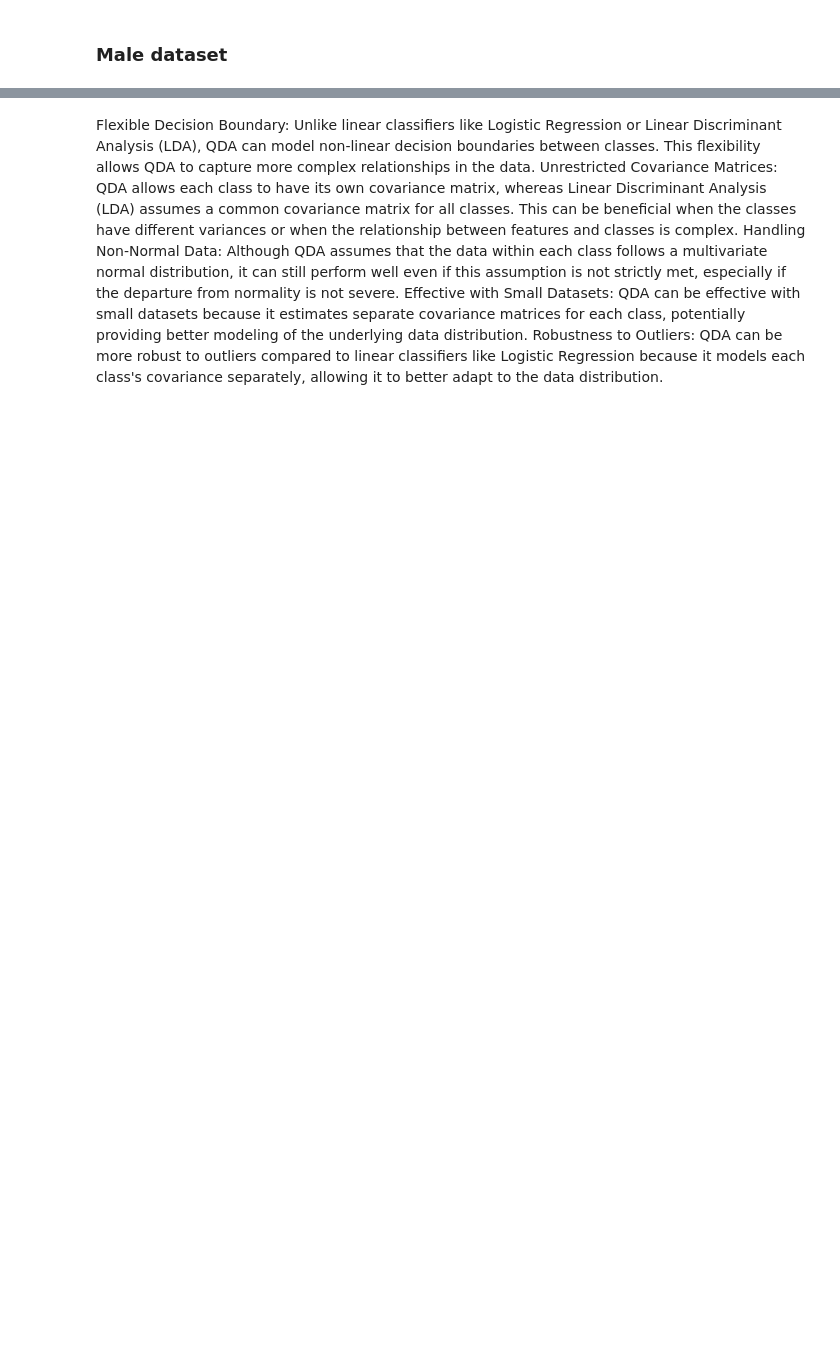
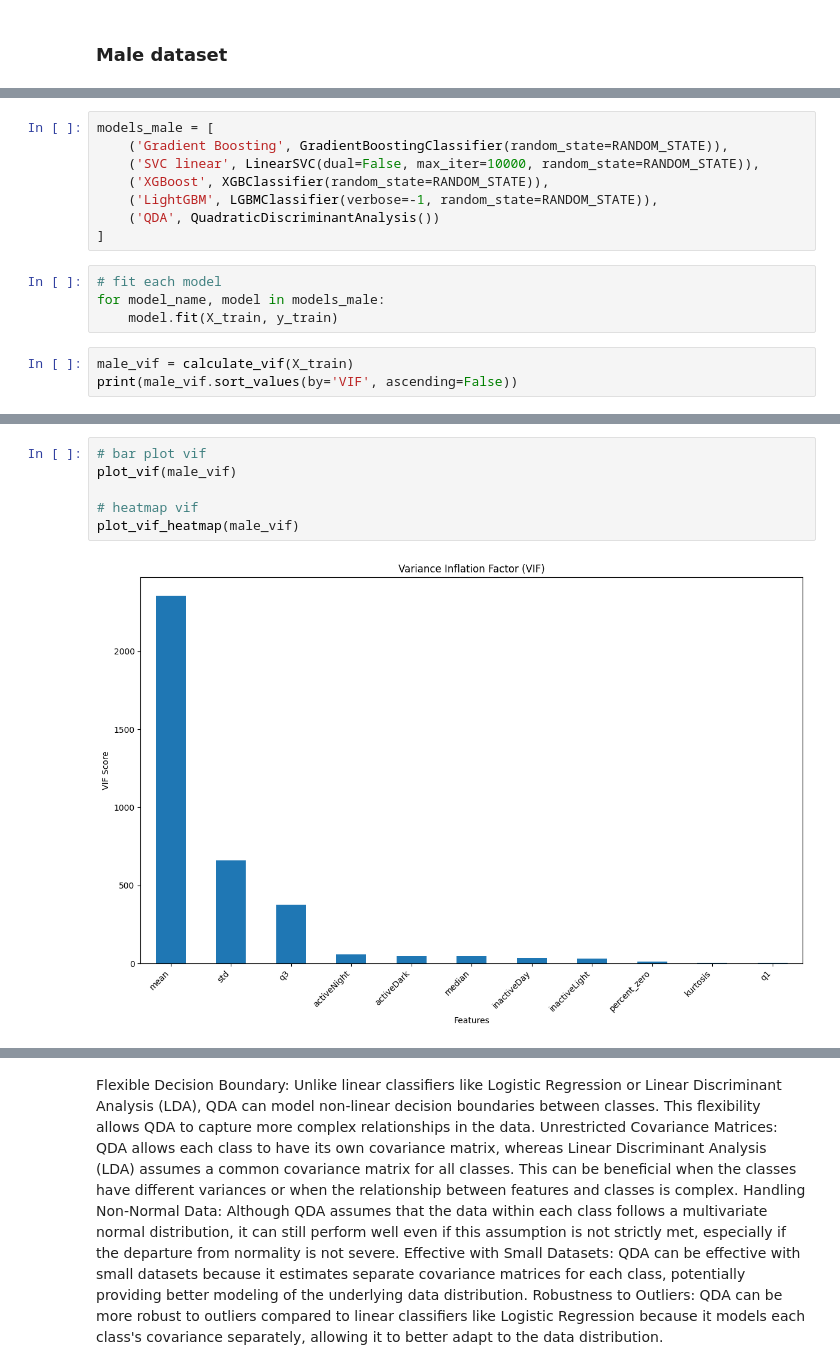
Before and after one commit to zoonalink/IGP-depresjon-MF, a Jupyter notebook: model/model-1.ipynb, the cells around one changed output, grey strips where cells are left out. Drawn from its saved outputs; the diff is of its cells as text; blank space fills up the shorter version.

```diff
--- a/model/model-1.ipynb
+++ b/model/model-1.ipynb
@@ -182,0 +280,15 @@ TODO add metric maths to slides and their importance (contextual)
+# %%
+models_male = [
+    ('Gradient Boosting', GradientBoostingClassifier(random_state=RANDOM_STATE)),
+    ('SVC linear', LinearSVC(dual=False, max_iter=10000, random_state=RANDOM_STATE)),
+    ('XGBoost', XGBClassifier(random_state=RANDOM_STATE)),
+    ('LightGBM', LGBMClassifier(verbose=-1, random_state=RANDOM_STATE)),
+    ('QDA', QuadraticDiscriminantAnalysis())
+]
+# %%
+# fit each model
+for model_name, model in models_male:
+    model.fit(X_train, y_train)
+# %%
+male_vif = calculate_vif(X_train)
+print(male_vif.sort_values(by='VIF', ascending=False))
@@ -182,0 +308,8 @@ TODO add metric maths to slides and their importance (contextual)
+# %%
+# bar plot vif
+plot_vif(male_vif)
+
+# heatmap vif
+plot_vif_heatmap(male_vif)
+# %% [output]
+[figure, added]
```
Also changed, not shown: parts of 28 cells of this notebook, 13 other files.
